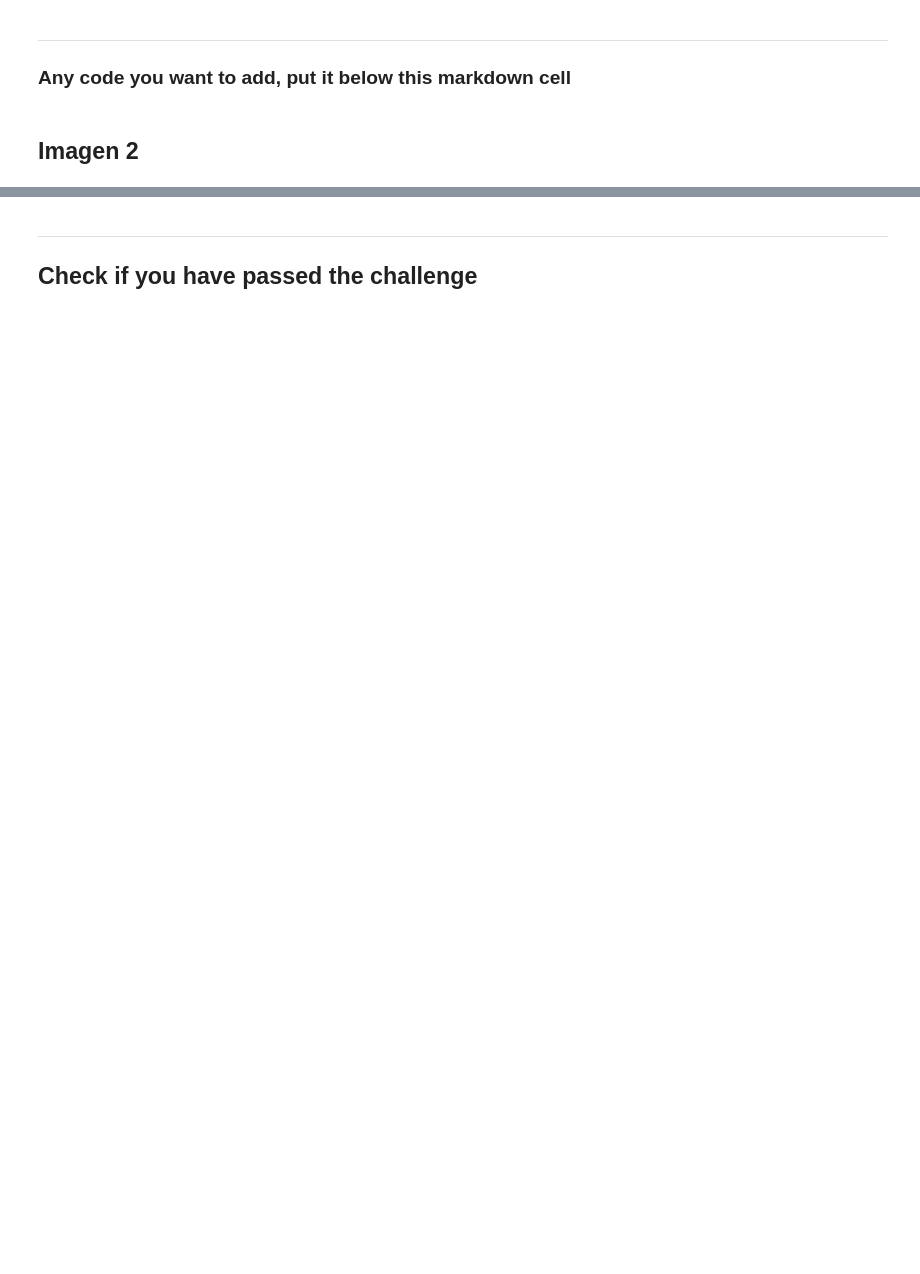
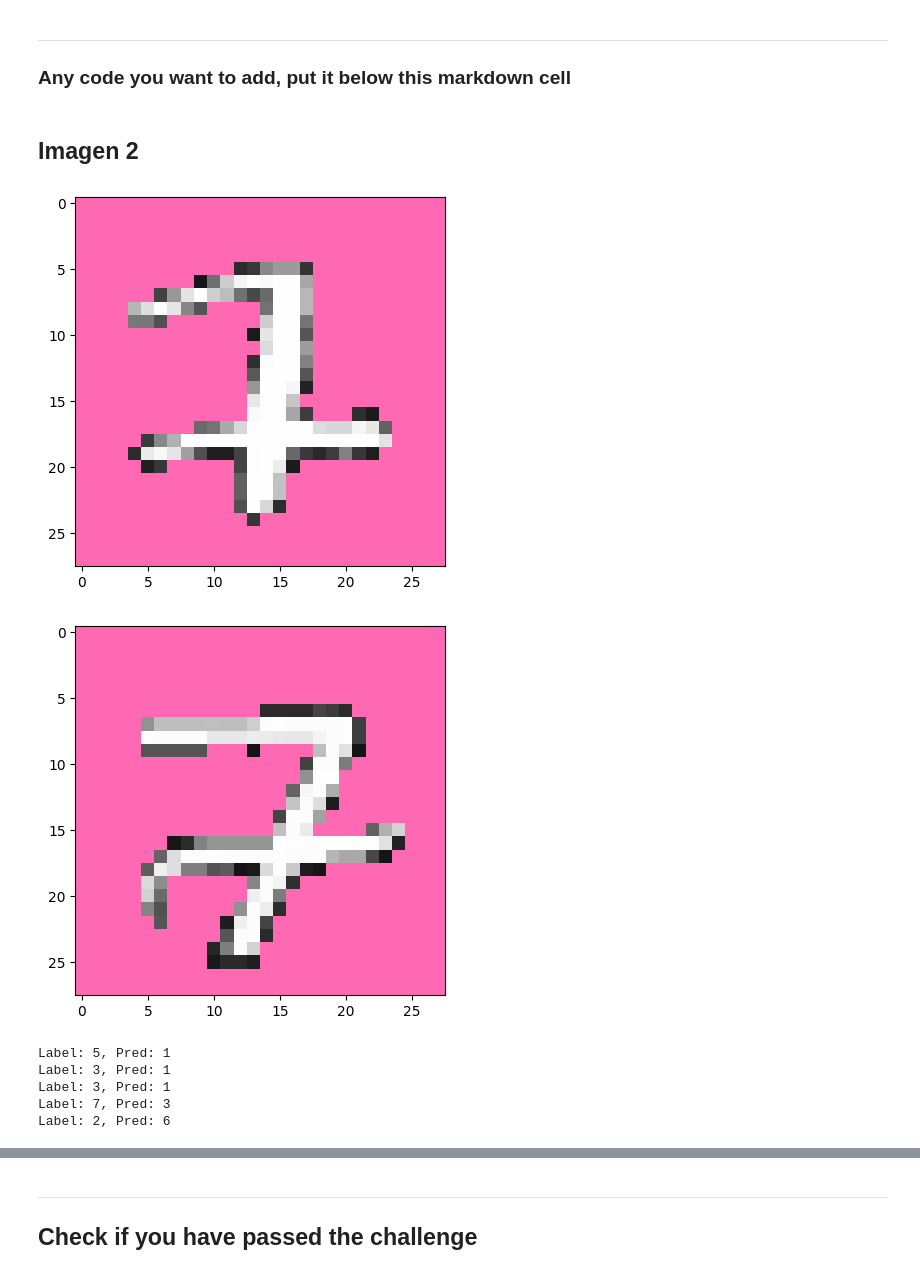
Before and after one commit to ICAI-IMAT-XAI/p2-computer-vision-nachoyadri, a Jupyter notebook: notebook/challenge.ipynb, the cells around one changed output, grey strips where cells are left out. Cells and saved outputs as stored; diff of their text form; code cells hidden in the pictures; blank space fills up the shorter version.

```diff
--- a/notebook/challenge.ipynb
+++ b/notebook/challenge.ipynb
@@ -106,2 +108,25 @@ from torchvision.transforms.functional import rgb_to_grayscale
+# %%
+for label, img in sample_images:
+    output = model(img)
+    pred = output.argmax(dim=1).item()
+    if pred == 5:
+        plt.imshow(to_pil(img.squeeze().cpu()))
+        plt.show()
+# %% [output]
+[figure, added]
+[figure, added]
+# %%
+# print images in order
+for label, img_tensor in challenge_images:
+    with torch.no_grad():
+        output = model(img_tensor)
+        pred = output.argmax(dim=1).item()
+    print(f'Label: {label}, Pred: {pred}')
+# %% [output]
+Label: 5, Pred: 1
+Label: 3, Pred: 1
+Label: 3, Pred: 1
+Label: 7, Pred: 3
+Label: 2, Pred: 6
 # %%
 ig_difs = []
```
Also changed, not shown: parts of 6 cells of this notebook, 1 other file.
